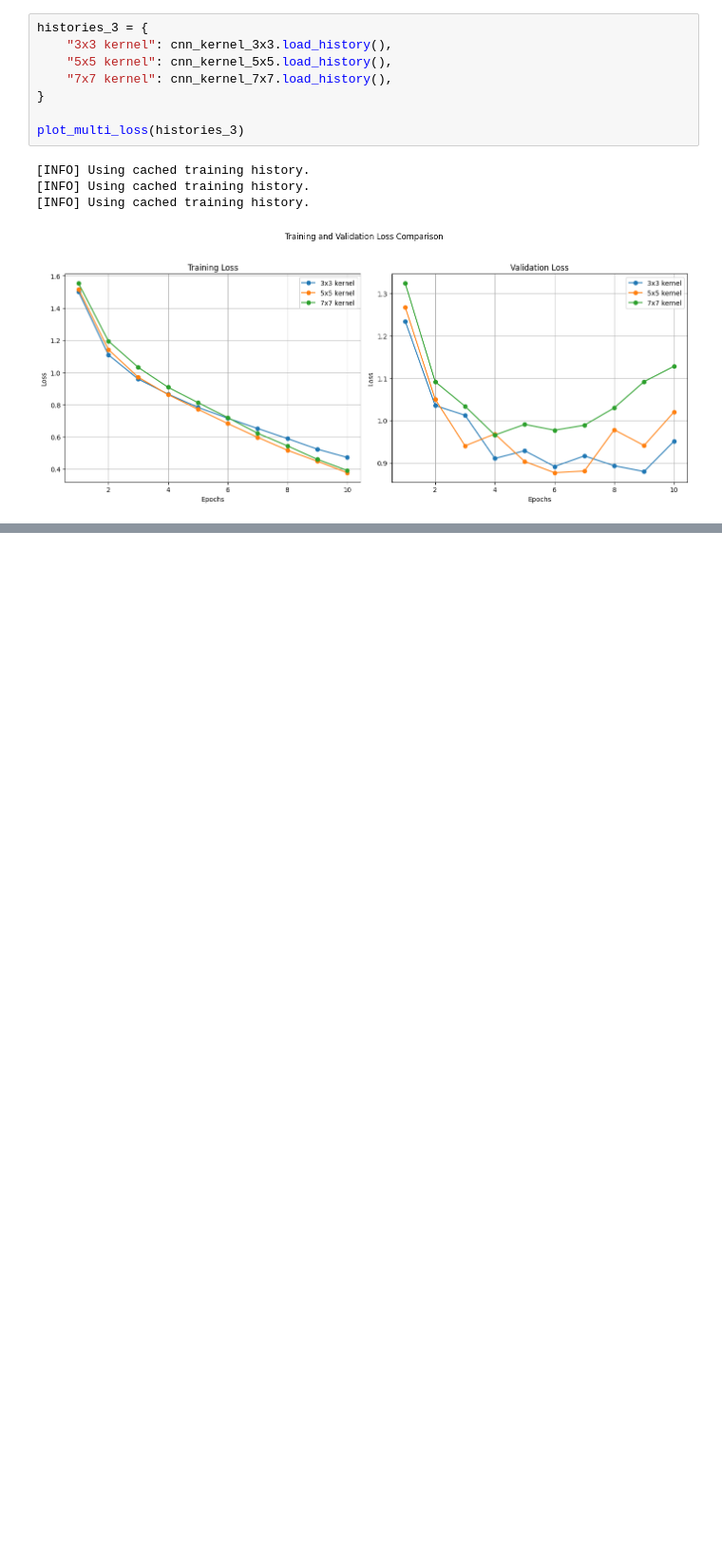
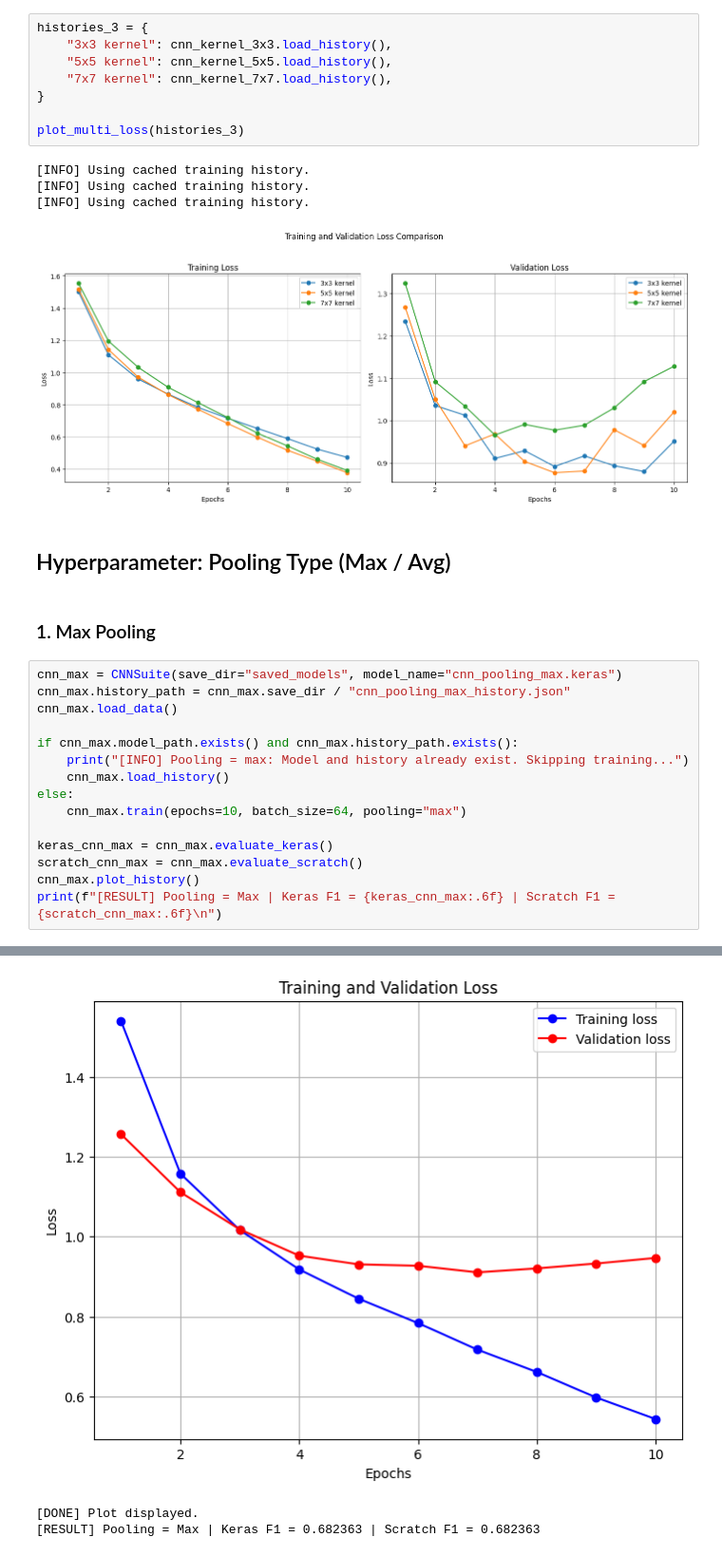
Before and after one commit to Farhannr28/Convolutional-Neural-Network-and-Recurrent-Neural-Network, a Jupyter notebook: src/CNN.ipynb, the cells around one changed output, grey strips where cells are left out. Shown: that part at 95% size. Saved outputs shown, nothing was run; the diff lists cells and outputs as text; blank space fills up the shorter version.

```diff
--- a/src/CNN3.ipynb
+++ b/src/CNN.ipynb
@@ -410,3 +410,23 @@ plot_multi_loss(histories_3)
 [INFO] Using cached training history.
 [INFO] Using cached training history.
 [figure]
+# %% [markdown]
+## Hyperparameter: Pooling Type (Max / Avg)
+# %% [markdown]
+### 1. Max Pooling
+# %%
+cnn_max = CNNSuite(save_dir="saved_models", model_name="cnn_pooling_max.keras")
+cnn_max.history_path = cnn_max.save_dir / "cnn_pooling_max_history.json"
+cnn_max.load_data()
+
+if cnn_max.model_path.exists() and cnn_max.history_path.exists():
+    print("[INFO] Pooling = max: Model and history already exist. Skipping training...")
+    cnn_max.load_history()
+else:
+    cnn_max.train(epochs=10, batch_size=64, pooling="max")
+
+keras_cnn_max = cnn_max.evaluate_keras()
+scratch_cnn_max = cnn_max.evaluate_scratch()
+cnn_max.plot_history()
+print(f"[RESULT] Pooling = Max | Keras F1 = {keras_cnn_max:.6f} | Scratch F1 = {scratch_cnn_max:.6f}\n")
+# %% [output]
@@ -412,0 +453,3 @@ plot_multi_loss(histories_3)
+[figure, added]
+[DONE] Plot displayed.
+[RESULT] Pooling = Max | Keras F1 = 0.682363 | Scratch F1 = 0.682363
```
Also changed, not shown: parts of 4 cells of this notebook, 3 other files.
